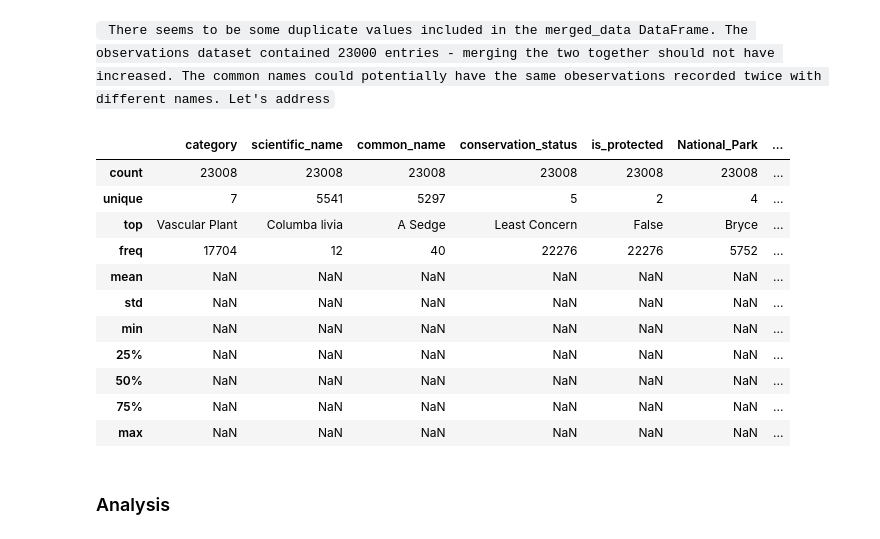
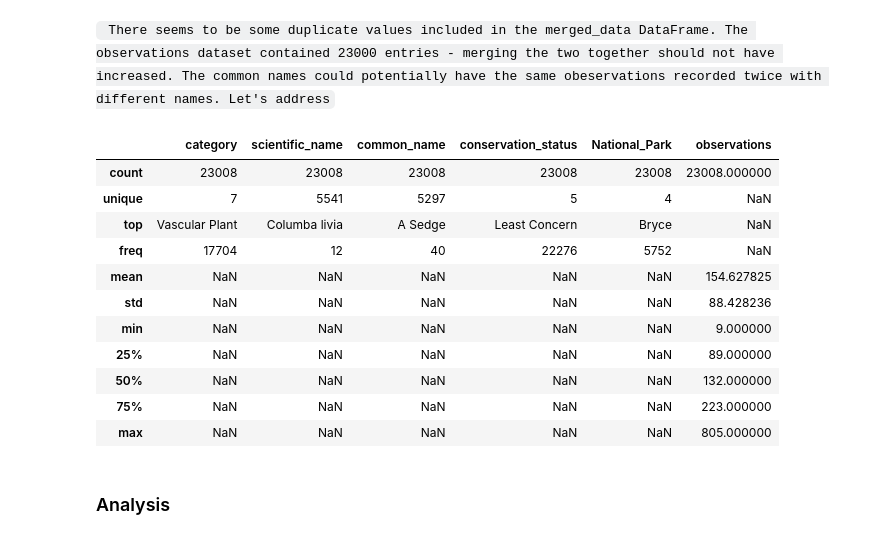
Before and after one commit to PB-III/Biodiversity_Portfolio_Proj, a Jupyter notebook: biodiversity.ipynb, the cells around one changed output. Saved outputs shown, nothing was run; the diff lists cells and outputs as text; code cells hidden in the pictures.

```diff
--- a/biodiversity.ipynb
+++ b/biodiversity.ipynb
@@ -555,22 +550,22 @@ merged_data.describe(include='all')
 ` There seems to be some duplicate values included in the merged_data DataFrame. The observations dataset contained 23000 entries - merging the two together should not have increased. The common names could potentially have the same obeservations recorded twice with different names. Let's address`
 # %%
 #Group by columns and sum the 'observations'
-biodiversity_df = merged_data.groupby(['category', 'scientific_name', 'common_name', 'conservation_status', 'is_protected', 'National_Park']).agg({'observations': 'sum'}).reset_index()
+biodiversity_df = merged_data.groupby(['category', 'scientific_name', 'common_name', 'conservation_status', 'National_Park']).agg({'observations': 'sum'}).reset_index()
 
 biodiversity_df.describe(include='all')
 # %% [output]
-|  | category | scientific_name | common_name | conservation_status | is_protected | National_Park | ... |
-| count | 23008 | 23008 | 23008 | 23008 | 23008 | 23008 | ... |
-| unique | 7 | 5541 | 5297 | 5 | 2 | 4 | ... |
-| top | Vascular Plant | Columba livia | A Sedge | Least Concern | False | Bryce | ... |
-| freq | 17704 | 12 | 40 | 22276 | 22276 | 5752 | ... |
-| mean | NaN | NaN | NaN | NaN | NaN | NaN | ... |
-| std | NaN | NaN | NaN | NaN | NaN | NaN | ... |
-| min | NaN | NaN | NaN | NaN | NaN | NaN | ... |
-| 25% | NaN | NaN | NaN | NaN | NaN | NaN | ... |
-| 50% | NaN | NaN | NaN | NaN | NaN | NaN | ... |
-| 75% | NaN | NaN | NaN | NaN | NaN | NaN | ... |
-| max | NaN | NaN | NaN | NaN | NaN | NaN | ... |
+|  | category | scientific_name | common_name | conservation_status | National_Park | observations |
+| count | 23008 | 23008 | 23008 | 23008 | 23008 | 23008.000000 |
+| unique | 7 | 5541 | 5297 | 5 | 4 | NaN |
+| top | Vascular Plant | Columba livia | A Sedge | Least Concern | Bryce | NaN |
+| freq | 17704 | 12 | 40 | 22276 | 5752 | NaN |
+| mean | NaN | NaN | NaN | NaN | NaN | 154.627825 |
+| std | NaN | NaN | NaN | NaN | NaN | 88.428236 |
+| min | NaN | NaN | NaN | NaN | NaN | 9.000000 |
+| 25% | NaN | NaN | NaN | NaN | NaN | 89.000000 |
+| 50% | NaN | NaN | NaN | NaN | NaN | 132.000000 |
+| 75% | NaN | NaN | NaN | NaN | NaN | 223.000000 |
+| max | NaN | NaN | NaN | NaN | NaN | 805.000000 |
 # %% [markdown]
 ### Analysis
 # %% [markdown]
```
Also changed, not shown: parts of 7 cells of this notebook.
